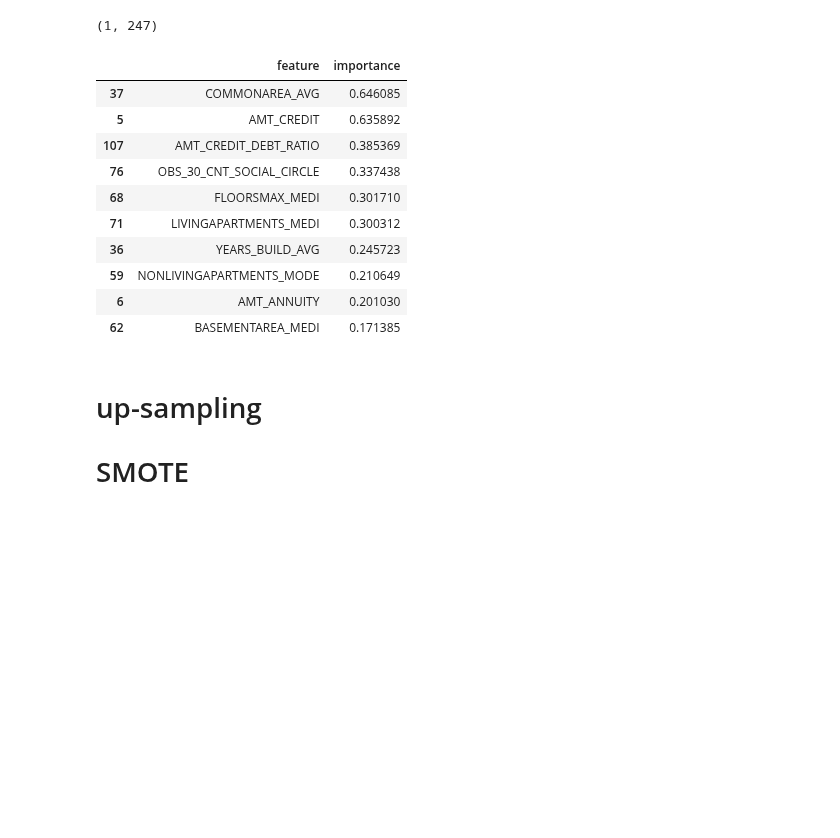
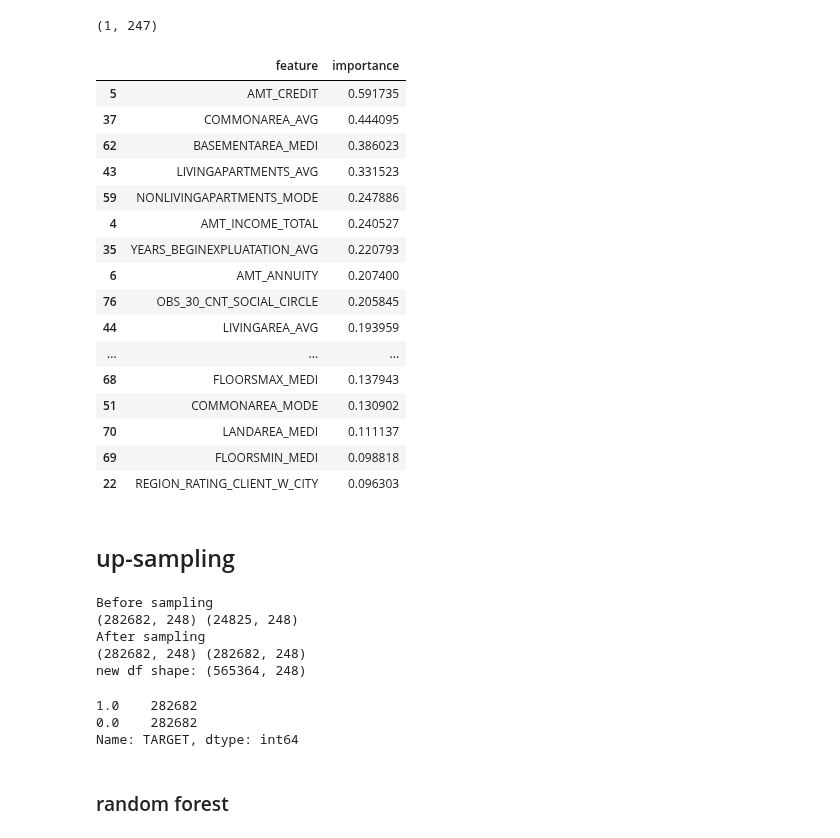
Before and after one commit to DSEI21000-S21/project-home-credit, a Jupyter notebook: experiments/eyob/model.ipynb, the cells around one changed output. Saved outputs shown, nothing was run; the diff lists cells and outputs as text; code cells hidden in the pictures; blank space fills up the shorter version.

```diff
--- a/experiments/eyob/model.ipynb
+++ b/experiments/eyob/model.ipynb
@@ -276,22 +278,51 @@ logreg.coef_.shape
 # %%
 #importance = model.coef_
 features = cols[1:]
 fm = {'feature': features,
     'importance':  logreg.coef_.reshape((247,))}
 feature_importance = pd.DataFrame(fm)
-feature_importance.sort_values(by='importance', ascending=False).head(10)
+feature_importance.sort_values(by='importance', ascending=False).head(20)
 # %% [output]
 |  | feature | importance |
-| 37 | COMMONAREA_AVG | 0.646085 |
-| 5 | AMT_CREDIT | 0.635892 |
-| 107 | AMT_CREDIT_DEBT_RATIO | 0.385369 |
-| 76 | OBS_30_CNT_SOCIAL_CIRCLE | 0.337438 |
-| 68 | FLOORSMAX_MEDI | 0.301710 |
-| 71 | LIVINGAPARTMENTS_MEDI | 0.300312 |
-| 36 | YEARS_BUILD_AVG | 0.245723 |
-| 59 | NONLIVINGAPARTMENTS_MODE | 0.210649 |
-| 6 | AMT_ANNUITY | 0.201030 |
-| 62 | BASEMENTAREA_MEDI | 0.171385 |
+| 5 | AMT_CREDIT | 0.591735 |
+| 37 | COMMONAREA_AVG | 0.444095 |
+| 62 | BASEMENTAREA_MEDI | 0.386023 |
+| 43 | LIVINGAPARTMENTS_AVG | 0.331523 |
+| 59 | NONLIVINGAPARTMENTS_MODE | 0.247886 |
+| 4 | AMT_INCOME_TOTAL | 0.240527 |
+| 35 | YEARS_BEGINEXPLUATATION_AVG | 0.220793 |
+| 6 | AMT_ANNUITY | 0.207400 |
+| 76 | OBS_30_CNT_SOCIAL_CIRCLE | 0.205845 |
+| 44 | LIVINGAREA_AVG | 0.193959 |
+| ... | ... | ... |
+| 68 | FLOORSMAX_MEDI | 0.137943 |
+| 51 | COMMONAREA_MODE | 0.130902 |
+| 70 | LANDAREA_MEDI | 0.111137 |
+| 69 | FLOORSMIN_MEDI | 0.098818 |
+| 22 | REGION_RATING_CLIENT_W_CITY | 0.096303 |
 # %% [markdown]
-# up-sampling
-# SMOTE
+## up-sampling
+# %%
+print('Before sampling')
+print(df_class0.shape, df_class1.shape)
+
+df_class1_up_sample = df_class1.sample(df_class0.shape[0], replace=True)
+
+print('After sampling')
+print(df_class0.shape, df_class1_up_sample.shape)
+
+# concat the two classes (down sample)
+df_us = pd.concat([df_class0, df_class1_up_sample], axis = 0)
+print('new df shape:', df_us.shape)
+# %% [output]
+Before sampling
+(282682, 248) (24825, 248)
+After sampling
+(282682, 248) (282682, 248)
+new df shape: (565364, 248)
+# %%
+df_us.TARGET.value_counts()
+# %% [output]
+1.0    282682
+0.0    282682
+Name: TARGET, dtype: int64
@@ -297,0 +334,2 @@ feature_importance.sort_values(by='importance', ascending=False).head(10)
+# %% [markdown]
+### random forest
```
Also changed, not shown: parts of 27 cells of this notebook.
